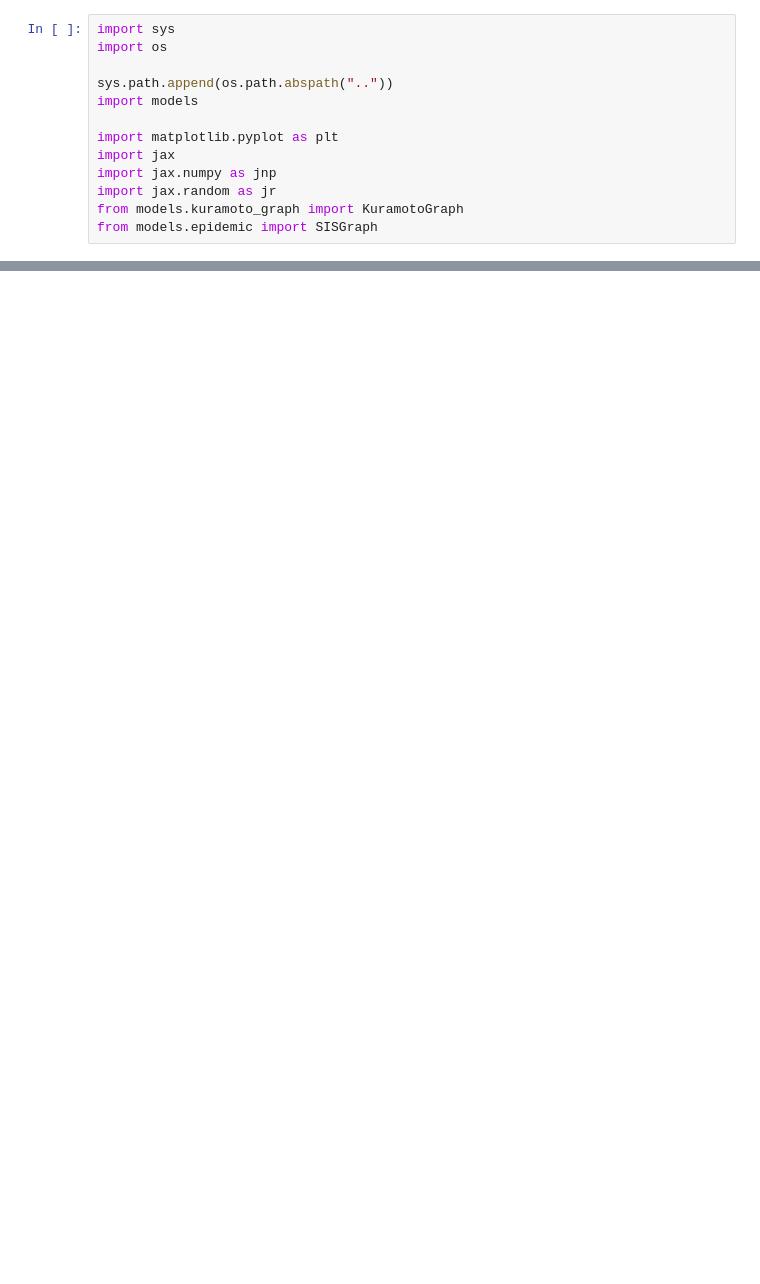
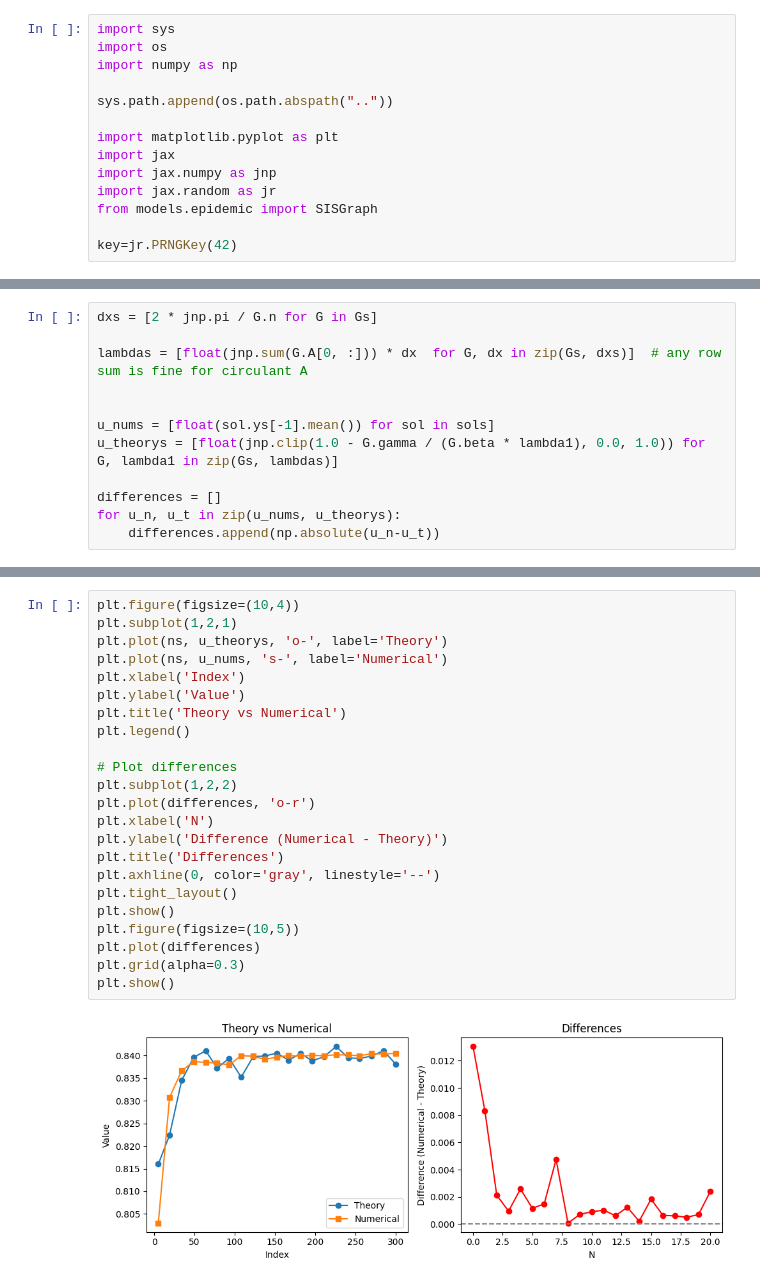
Before and after one commit to VeronicaBolzonella/GraphonKuramotoSolutions, a Jupyter notebook: notebooks/epidemic_visualization.ipynb, the cells around one changed output, grey strips where cells are left out. Cells and saved outputs as stored; diff of their text form; blank space fills up the shorter version.

Commit message:
documented and added opinion model

```diff
--- a/notebooks/epidemic_visualization.ipynb
+++ b/notebooks/epidemic_visualization.ipynb
@@ -1,13 +1,14 @@
 # %%
 import sys
 import os
+import numpy as np
 
 sys.path.append(os.path.abspath(".."))
-import models
 
 import matplotlib.pyplot as plt
 import jax
 import jax.numpy as jnp
 import jax.random as jr
-from models.kuramoto_graph import KuramotoGraph
 from models.epidemic import SISGraph
+
+key=jr.PRNGKey(42)
@@ -70,0 +74,12 @@ Numerical average = 0.75083988904953
+# %%
+dxs = [2 * jnp.pi / G.n for G in Gs]
+
+lambdas = [float(jnp.sum(G.A[0, :])) * dx  for G, dx in zip(Gs, dxs)]  # any row sum is fine for circulant A
+
+
+u_nums = [float(sol.ys[-1].mean()) for sol in sols]
+u_theorys = [float(jnp.clip(1.0 - G.gamma / (G.beta * lambda1), 0.0, 1.0)) for G, lambda1 in zip(Gs, lambdas)]
+
+differences = []
+for u_n, u_t in zip(u_nums, u_theorys):
+    differences.append(np.absolute(u_n-u_t))
@@ -70,0 +104,25 @@ Numerical average = 0.75083988904953
+# %%
+plt.figure(figsize=(10,4))
+plt.subplot(1,2,1)
+plt.plot(ns, u_theorys, 'o-', label='Theory')
+plt.plot(ns, u_nums, 's-', label='Numerical')
+plt.xlabel('Index')
+plt.ylabel('Value')
+plt.title('Theory vs Numerical')
+plt.legend()
+
+# Plot differences
+plt.subplot(1,2,2)
+plt.plot(differences, 'o-r')
+plt.xlabel('N')
+plt.ylabel('Difference (Numerical - Theory)')
+plt.title('Differences')
+plt.axhline(0, color='gray', linestyle='--')
+plt.tight_layout()
+plt.show()
+plt.figure(figsize=(10,5))
+plt.plot(differences)
+plt.grid(alpha=0.3)
+plt.show()
+# %% [output]
+[figure, added]
```
Also changed, not shown: parts of 9 cells of this notebook, 7 other files.
